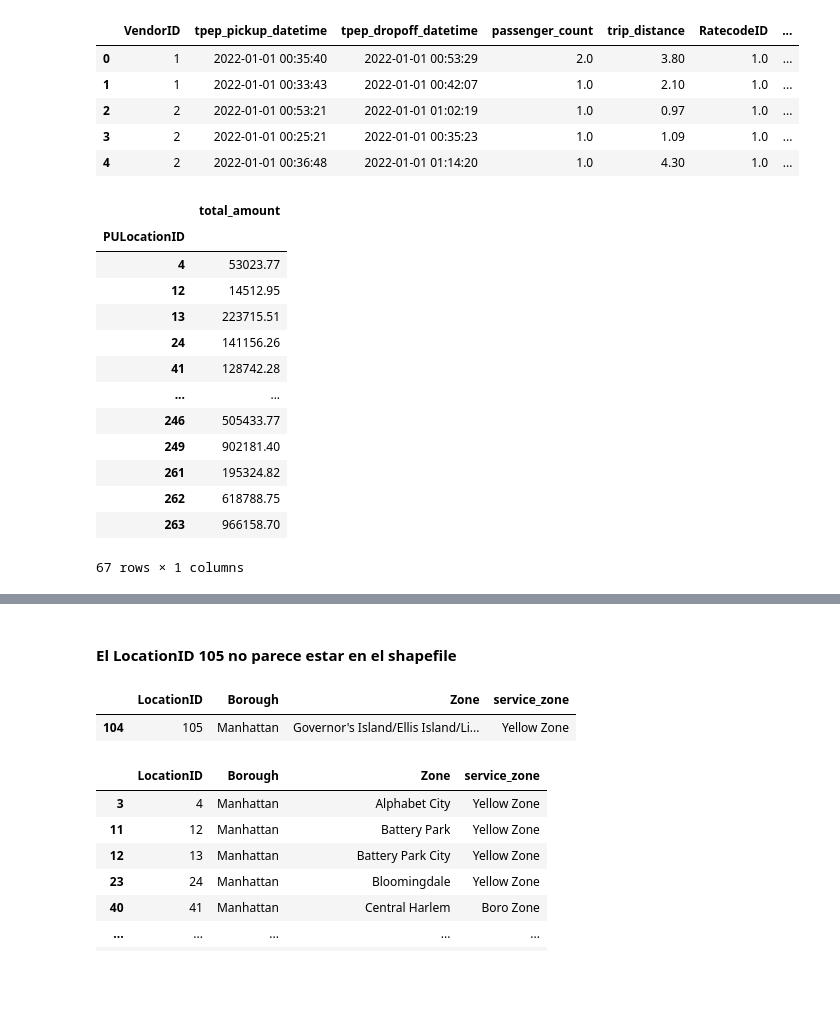
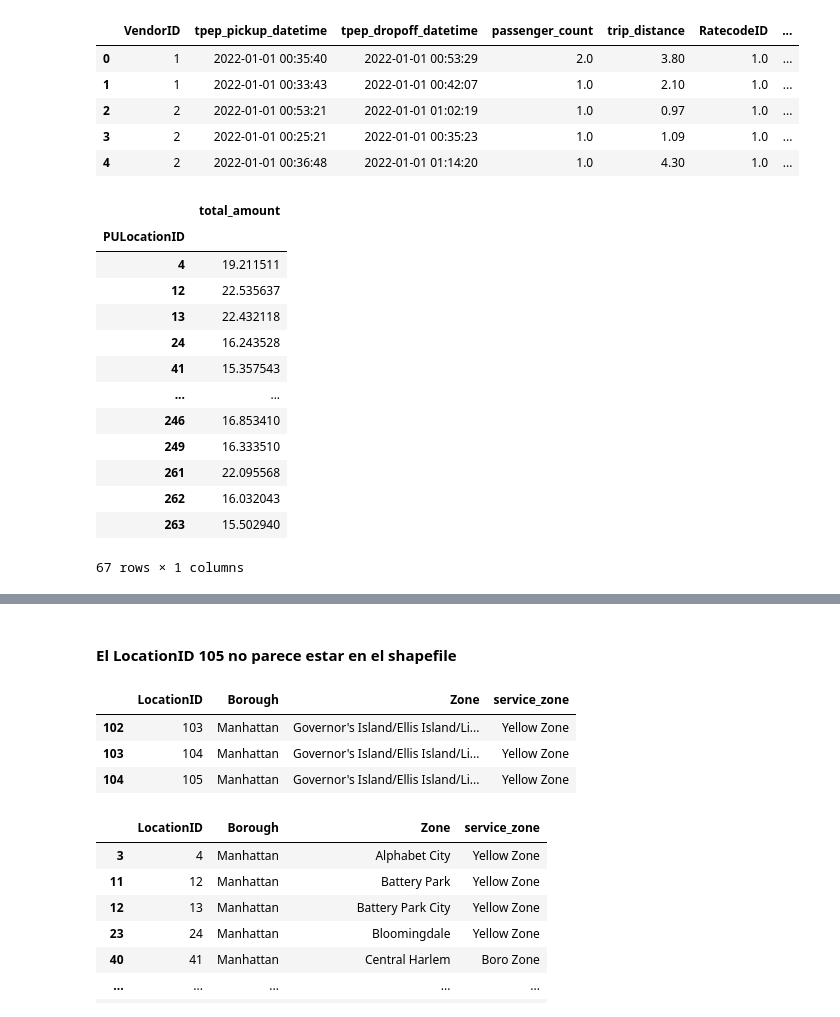
Before and after one commit to AbeRodz/Machine-learning, a Jupyter notebook: AnalisisJP2.ipynb, the cells around one changed output, grey strips where cells are left out. Cells and saved outputs as stored; diff of their text form; code cells hidden in the pictures; blank space fills up the shorter version.

```diff
--- a/AnalisisJP2.ipynb
+++ b/AnalisisJP2.ipynb
@@ -224,22 +217,22 @@ dfManhattan.head()
 | 4 | 2 | 2022-01-01 00:36:48 | 2022-01-01 01:14:20 | 1.0 | 4.30 | 1.0 | ... |
 # %%
 # Total Ammount por PULocationID
-dfPULocTA = dfManhattan[['PULocationID','total_amount']].groupby('PULocationID').sum(numeric_only=True)
+dfPULocTA = dfManhattan[['PULocationID','total_amount']].groupby('PULocationID').mean(numeric_only=True)
 dfPULocTA
 # %% [output]
 |  | total_amount |
 | PULocationID |  |
-| 4 | 53023.77 |
-| 12 | 14512.95 |
-| 13 | 223715.51 |
-| 24 | 141156.26 |
-| 41 | 128742.28 |
+| 4 | 19.211511 |
+| 12 | 22.535637 |
+| 13 | 22.432118 |
+| 24 | 16.243528 |
+| 41 | 15.357543 |
 | ... | ... |
-| 246 | 505433.77 |
-| 249 | 902181.40 |
-| 261 | 195324.82 |
-| 262 | 618788.75 |
-| 263 | 966158.70 |
+| 246 | 16.853410 |
+| 249 | 16.333510 |
+| 261 | 22.095568 |
+| 262 | 16.032043 |
+| 263 | 15.502940 |
 67 rows × 1 columns
 # %%
 geo_map
@@ -260,9 +253,11 @@ geo_map
 # %% [markdown]
 #### El LocationID 105 no parece estar en el shapefile
 # %%
-df2[df2['LocationID'] == 105]
+df2[df2['LocationID'].isin([105,104,103])]
 # %% [output]
 |  | LocationID | Borough | Zone | service_zone |
+| 102 | 103 | Manhattan | Governor's Island/Ellis Island/Li... | Yellow Zone |
+| 103 | 104 | Manhattan | Governor's Island/Ellis Island/Li... | Yellow Zone |
 | 104 | 105 | Manhattan | Governor's Island/Ellis Island/Li... | Yellow Zone |
 # %%
 df2[(df2['Borough']=='Manhattan')]
```
Also changed, not shown: parts of 9 cells of this notebook, 1 other file.
